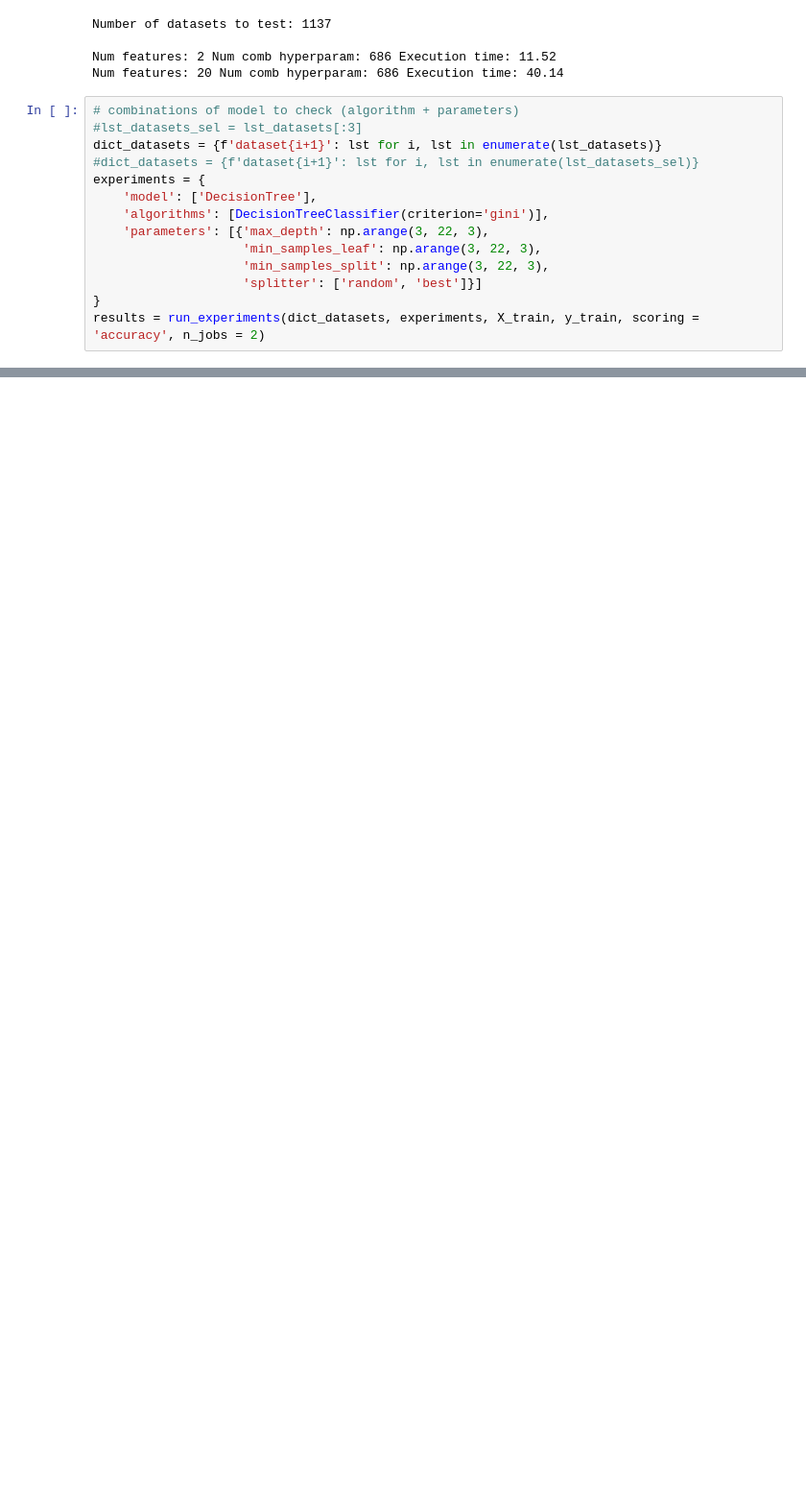
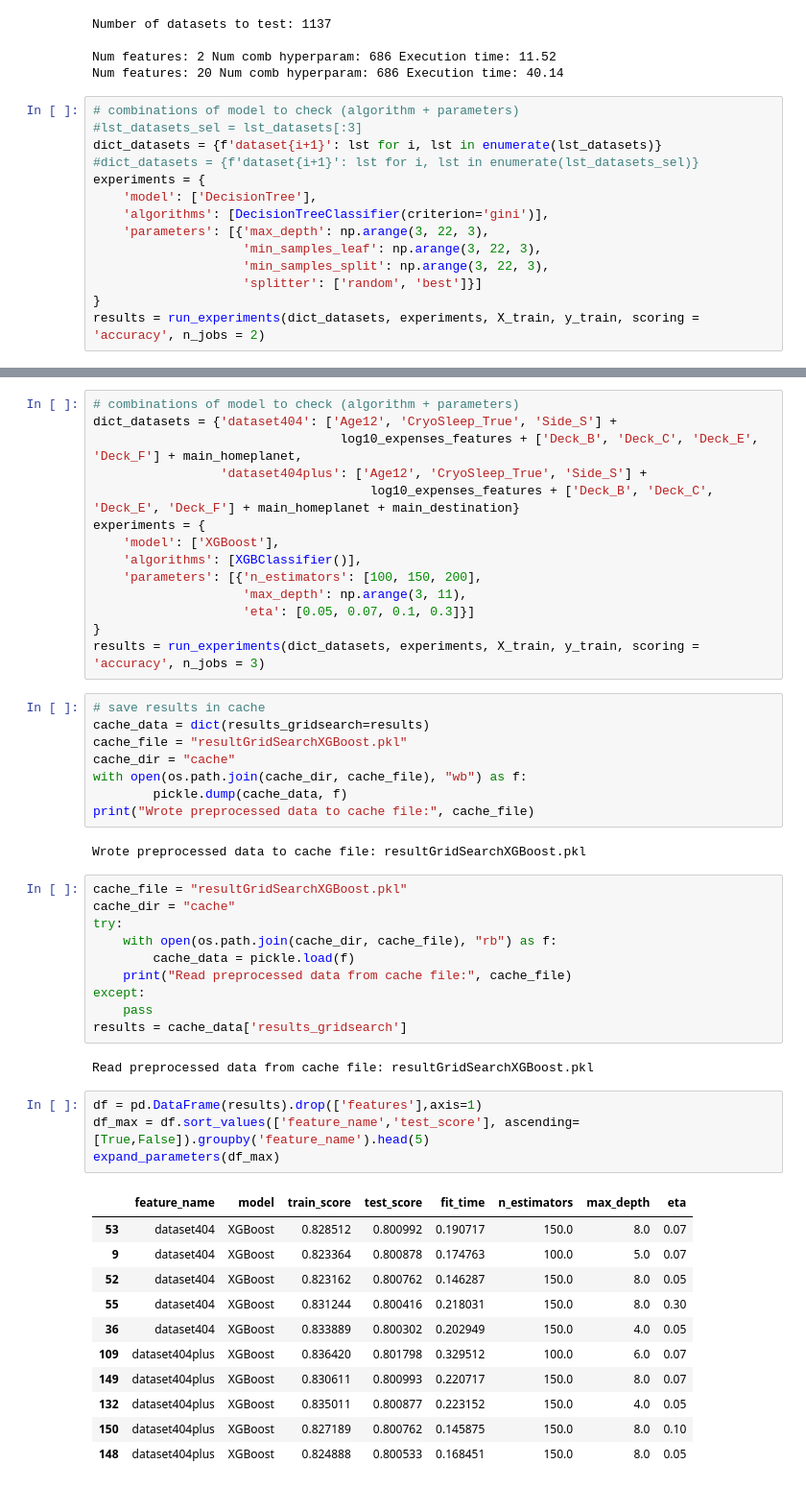
Before and after one commit to mapardo-lab/spaceshipTitanic, a Jupyter notebook: ModelTraining.ipynb, the cells around one changed output, grey strips where cells are left out. Shown at 96% size. Saved outputs shown, nothing was run; the diff lists cells and outputs as text; blank space fills up the shorter version.

```diff
--- a/ModelTraining.ipynb
+++ b/ModelTraining.ipynb
@@ -346,0 +544,52 @@ expand_parameters(df_max3)
+# %%
+# combinations of model to check (algorithm + parameters)
+dict_datasets = {'dataset404': ['Age12', 'CryoSleep_True', 'Side_S'] +
+                                 log10_expenses_features + ['Deck_B', 'Deck_C', 'Deck_E', 'Deck_F'] + main_homeplanet,
+                 'dataset404plus': ['Age12', 'CryoSleep_True', 'Side_S'] +
+                                     log10_expenses_features + ['Deck_B', 'Deck_C', 'Deck_E', 'Deck_F'] + main_homeplanet + main_destination}
+experiments = {
+    'model': ['XGBoost'],
+    'algorithms': [XGBClassifier()],
+    'parameters': [{'n_estimators': [100, 150, 200],
+                    'max_depth': np.arange(3, 11),
+                    'eta': [0.05, 0.07, 0.1, 0.3]}]
+}
+results = run_experiments(dict_datasets, experiments, X_train, y_train, scoring = 'accuracy', n_jobs = 3)
+# %%
+# save results in cache
+cache_data = dict(results_gridsearch=results)
+cache_file = "resultGridSearchXGBoost.pkl"
+cache_dir = "cache"
+with open(os.path.join(cache_dir, cache_file), "wb") as f:
+        pickle.dump(cache_data, f)
+print("Wrote preprocessed data to cache file:", cache_file)
+# %% [output]
+Wrote preprocessed data to cache file: resultGridSearchXGBoost.pkl
+# %%
+cache_file = "resultGridSearchXGBoost.pkl"
+cache_dir = "cache"
+try:
+    with open(os.path.join(cache_dir, cache_file), "rb") as f:
+        cache_data = pickle.load(f)
+    print("Read preprocessed data from cache file:", cache_file)
+except:
+    pass
+results = cache_data['results_gridsearch']
+# %% [output]
+Read preprocessed data from cache file: resultGridSearchXGBoost.pkl
+# %%
+df = pd.DataFrame(results).drop(['features'],axis=1)
+df_max = df.sort_values(['feature_name','test_score'], ascending=[True,False]).groupby('feature_name').head(5)
+expand_parameters(df_max)
+# %% [output]
+|  | feature_name | model | train_score | test_score | fit_time | n_estimators | max_depth | eta |
+| 53 | dataset404 | XGBoost | 0.828512 | 0.800992 | 0.190717 | 150.0 | 8.0 | 0.07 |
+| 9 | dataset404 | XGBoost | 0.823364 | 0.800878 | 0.174763 | 100.0 | 5.0 | 0.07 |
+| 52 | dataset404 | XGBoost | 0.823162 | 0.800762 | 0.146287 | 150.0 | 8.0 | 0.05 |
+| 55 | dataset404 | XGBoost | 0.831244 | 0.800416 | 0.218031 | 150.0 | 8.0 | 0.30 |
+| 36 | dataset404 | XGBoost | 0.833889 | 0.800302 | 0.202949 | 150.0 | 4.0 | 0.05 |
+| 109 | dataset404plus | XGBoost | 0.836420 | 0.801798 | 0.329512 | 100.0 | 6.0 | 0.07 |
+| 149 | dataset404plus | XGBoost | 0.830611 | 0.800993 | 0.220717 | 150.0 | 8.0 | 0.07 |
+| 132 | dataset404plus | XGBoost | 0.835011 | 0.800877 | 0.223152 | 150.0 | 4.0 | 0.05 |
+| 150 | dataset404plus | XGBoost | 0.827189 | 0.800762 | 0.145875 | 150.0 | 8.0 | 0.10 |
+| 148 | dataset404plus | XGBoost | 0.824888 | 0.800533 | 0.168451 | 150.0 | 8.0 | 0.05 |
```
Also changed, not shown: parts of 57 cells of this notebook, 3 other files.
